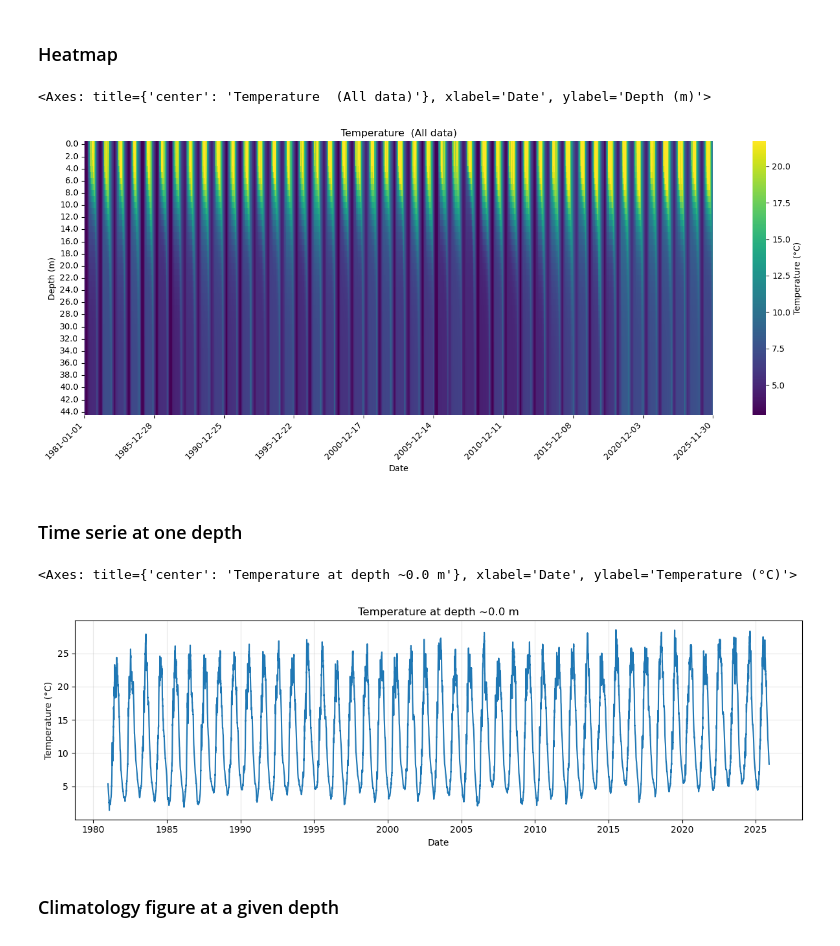
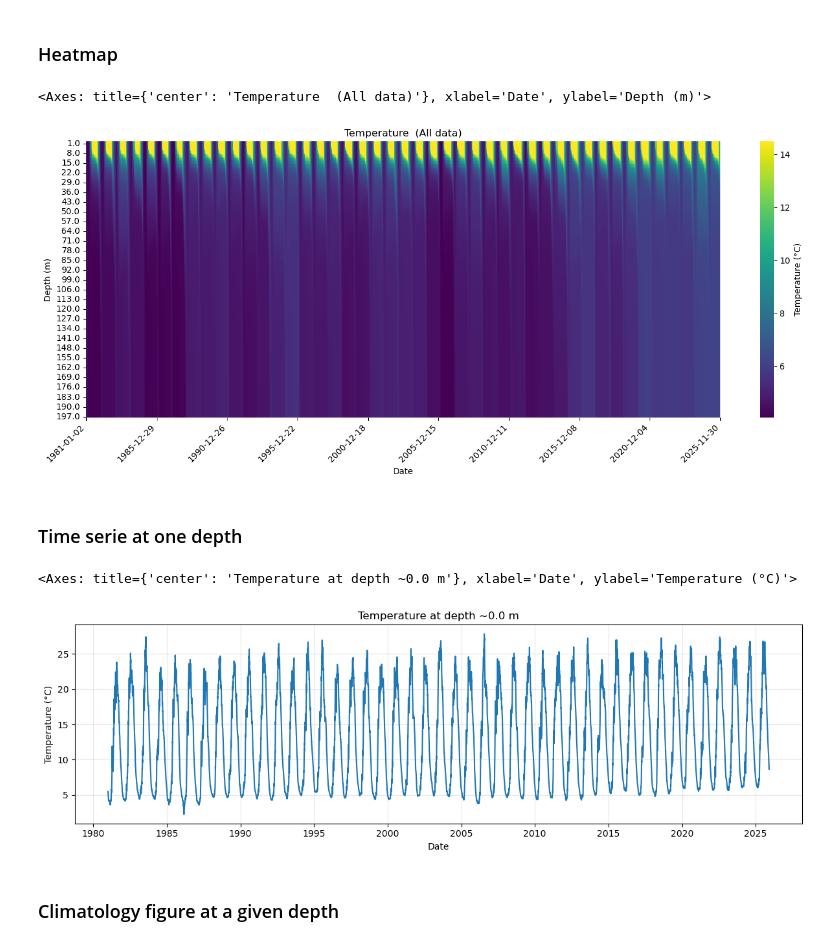
Before and after one commit to damienbouffard/Peak_alplakes, a Jupyter notebook: scripts/1D_visualisation_simstrat.ipynb, the cells around one changed output. Drawn from its saved outputs; the diff is of its cells as text; code cells hidden in the pictures.

```diff
--- a/scripts/1D_visualisation_simstrat.ipynb
+++ b/scripts/1D_visualisation_simstrat.ipynb
@@ -61,13 +65,13 @@ from functions_1D import  generate_path_API_1D, read_API_1D_to_dataframe, fetch_
 # %%
 df = load_lake_data(
     model='simstrat',
-    lake='murten',              # 👉 change lake (check used name on Alplakes)
+    lake='zug',              # 👉 change lake (check used name on Alplakes)
     start='198101010000',       # 👉 start of model output YYYYMMDDHHMMSS String, 12 digits
     stop='202512010000',        # 👉 end of model output YYYYMMDDHHMMSS String, 12 digits
     variables="T",
-    #local_path='../data/Aegeri/aegeri.csv',  # 👉 if use of local data, indicate the path and the name here
+    #local_path='../data/Zug/T_out-2.dat',  # 👉 if use of local data, indicate the path and the name here
     file_priority='csv',
-    #save_csv='../data/Aegeri/aegeri.csv',    # 👉 to save the file locally, remove '#' and indicate the path and name of saved file. Directory created automatically if not present  ✓
+    #save_csv='../data/Zug/zug.csv',    # 👉 to save the file locally, remove '#' and indicate the path and name of saved file. Directory created automatically if not present  ✓
     chunk_months=12,
     force_download=False        # 👉 to force a new online download of the data (True/False)
 )
@@ -118,22 +87,22 @@ Combining 45 chunks...
 # %%
 plot_temperature_heatmap(
     df,
     years=None,         # 👉 change time range years = (2010,2020) or years = 2024
     cmap='viridis',     # 👉 change colormap 'turbo', 'virdis', 'thermal etc see https://matplotlib.org/stable/users/explain/colors/colormaps.html
     vmin=None,          # 👉 adapt lower boundary  vmin = None or vmin = 0
     vmax=None,          # 👉 adapt upper boundary  vmax = None or vmax = 25
     figsize=(14,6),     # 👉 adapt figure size (in inches 1in = 2.54cm)
     n_xticks=10,        # 👉 max number of x ticks to show
-    savepath='../figures/heatmap_murten.png'       # 👉 option to save the figure (None or '..data/figures/')
+    #savepath='../figures/heatmap_murten.png'       # 👉 option to save the figure (None or '..data/figures/')
     )
 #Examples.
 #  plot_temperature_heatmap(df)
 #  plot_temperature_heatmap(df, years=2024)
 #  plot_temperature_heatmap(df, years=2024)
 # plot_temperature_heatmap(df, years=(2010,2020))
 # %% [output]
 <Axes: title={'center': 'Temperature  (All data)'}, xlabel='Date', ylabel='Depth (m)'>
-[figure, old version]
+[figure, new version]
 # %% [markdown]
 ### Time serie at one depth
 # %%
@@ -151,7 +120,7 @@ plot_temperature_at_depth(
 #plot_temperature_at_depth(df, depth=0)
 # %% [output]
 <Axes: title={'center': 'Temperature at depth ~0.0 m'}, xlabel='Date', ylabel='Temperature (°C)'>
-[figure, old version]
+[figure, new version]
 # %% [markdown]
 ### Climatology figure at a given depth
 # %%
```
Also changed, not shown: parts of 4 cells of this notebook, 6 other files.
